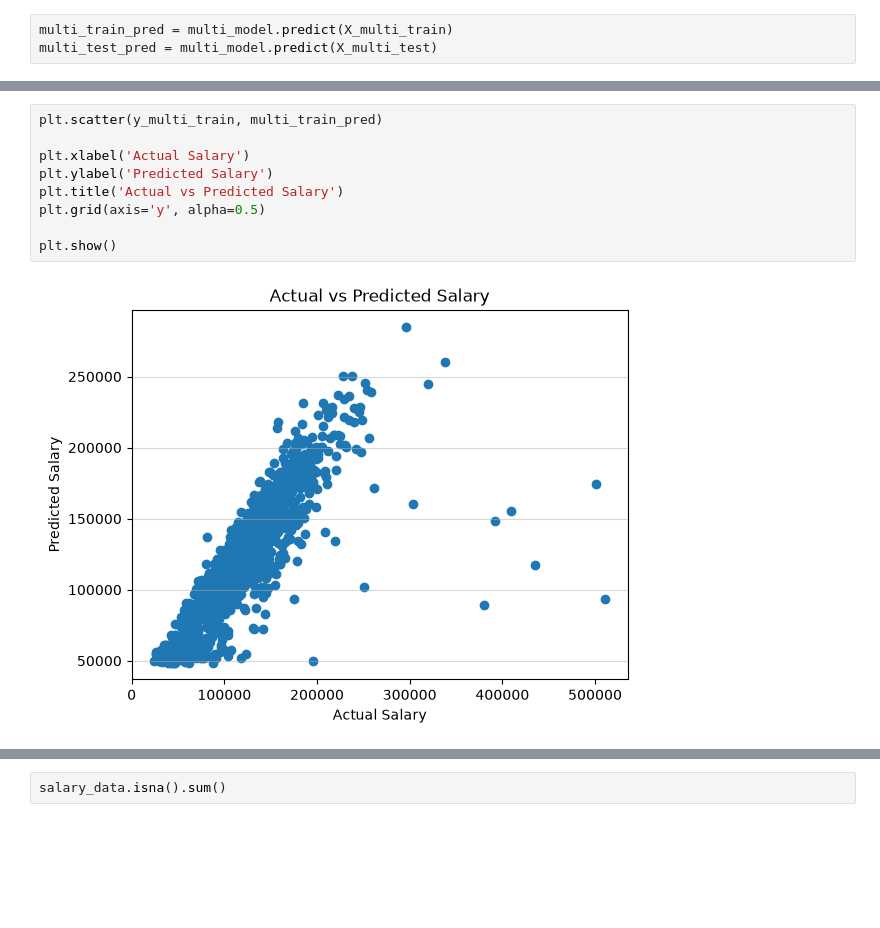
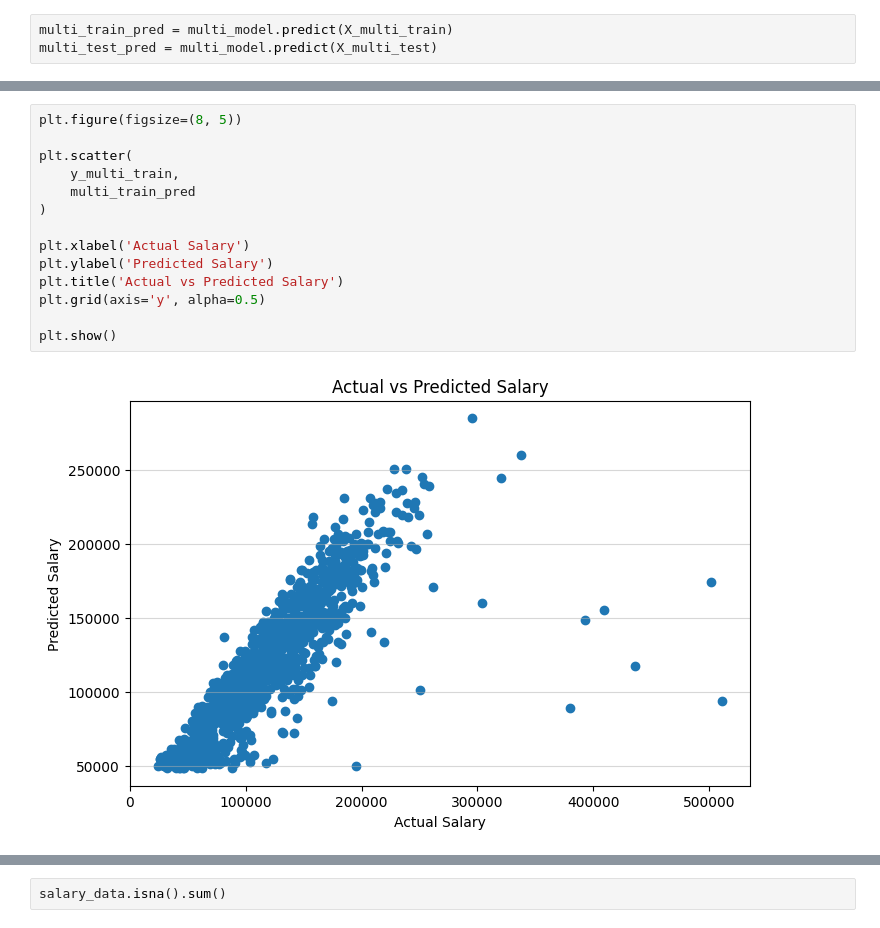
Before and after one commit to nguyenminhhieu108/Assign_4, a Jupyter notebook: main.ipynb, the cells around one changed output, grey strips where cells are left out. Drawn from its saved outputs; the diff is of its cells as text; blank space fills up the shorter version.

```diff
--- a/main.ipynb
+++ b/main.ipynb
@@ -422,14 +458,19 @@ MSE: 1241646509.2375648
 # %%
-plt.scatter(y_multi_train, multi_train_pred)
+plt.figure(figsize=(8, 5))
+
+plt.scatter(
+    y_multi_train,
+    multi_train_pred
+)
 
 plt.xlabel('Actual Salary')
 plt.ylabel('Predicted Salary')
 plt.title('Actual vs Predicted Salary')
 plt.grid(axis='y', alpha=0.5)
 
 plt.show()
 # %% [output]
-[figure, old version]
+[figure, new version]
 # %%
 sns.displot(y_multi_train - multi_train_pred)
 
```
Also changed, not shown: parts of 80 cells of this notebook.
